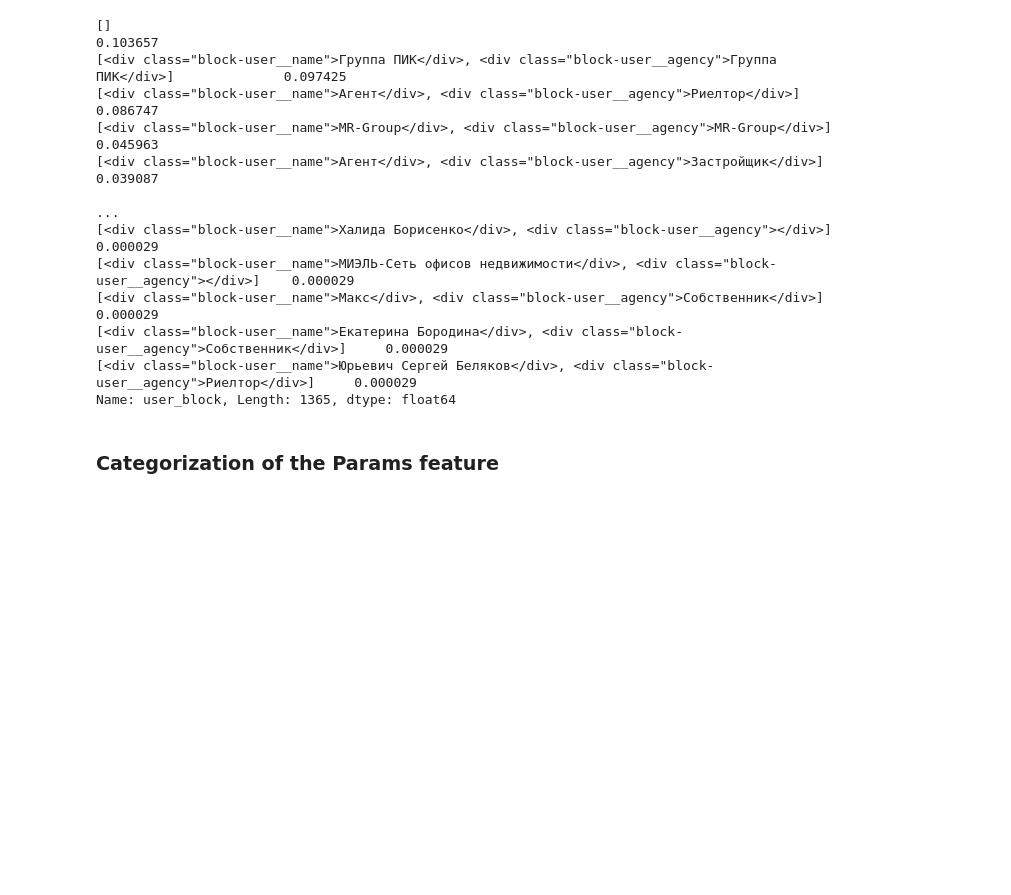
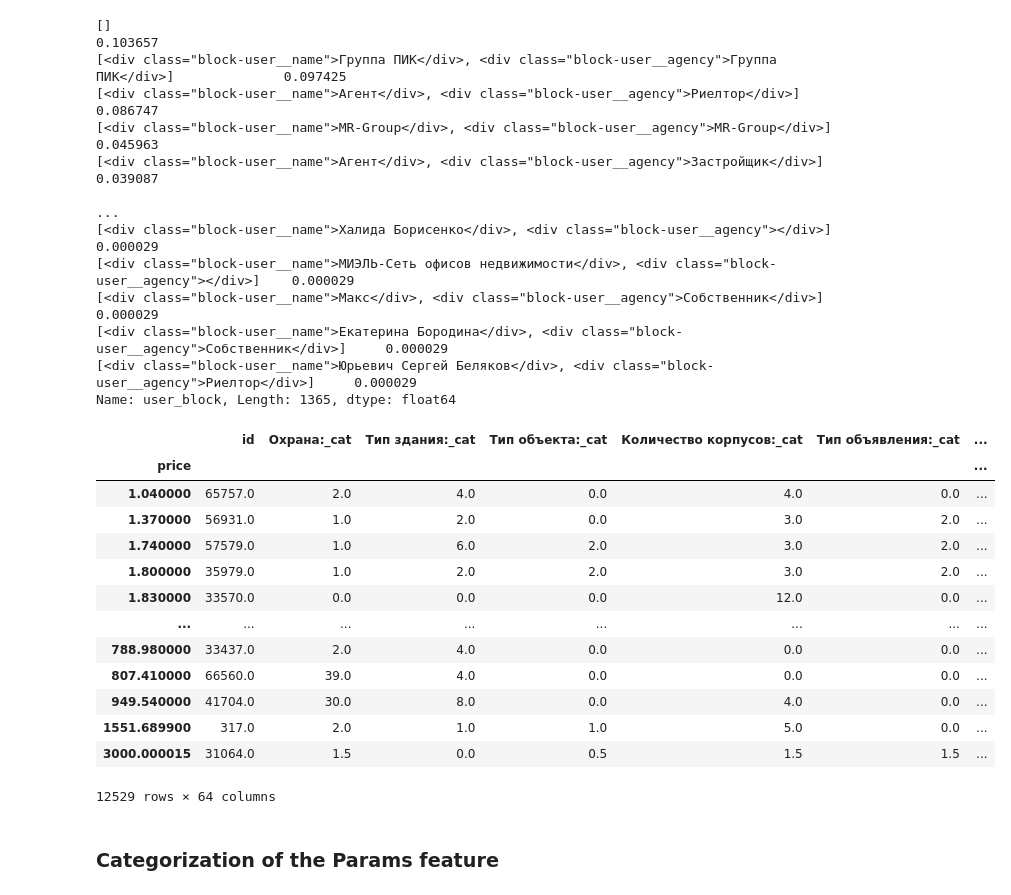
Before and after one commit to TomekSwiatek/Prediction-of-housing-prices, a Jupyter notebook: notebooks/001-XGB_best.ipynb, the cells around one changed output. Cells and saved outputs as stored; diff of their text form; code cells hidden in the pictures; blank space fills up the shorter version.

Commit message:
add a comparison of the average price for individual characteristics

```diff
--- a/notebooks/001-XGB_best.ipynb
+++ b/notebooks/001-XGB_best.ipynb
@@ -196,6 +196,23 @@ print(df['user_block'].value_counts(normalize = True))
 [<div class="block-user__name">Екатерина Бородина</div>, <div class="block-user__agency">Собственник</div>]     0.000029
 [<div class="block-user__name">Юрьевич Сергей Беляков</div>, <div class="block-user__agency">Риелтор</div>]     0.000029
 Name: user_block, Length: 1365, dtype: float64
+# %%
+df.groupby('price').mean()
+# %% [output]
+|  | id | Охрана:_cat | Тип здания:_cat | Тип объекта:_cat | Количество корпусов:_cat | Тип объявления:_cat | ... |
+| price |  |  |  |  |  |  | ... |
+| 1.040000 | 65757.0 | 2.0 | 4.0 | 0.0 | 4.0 | 0.0 | ... |
+| 1.370000 | 56931.0 | 1.0 | 2.0 | 0.0 | 3.0 | 2.0 | ... |
+| 1.740000 | 57579.0 | 1.0 | 6.0 | 2.0 | 3.0 | 2.0 | ... |
+| 1.800000 | 35979.0 | 1.0 | 2.0 | 2.0 | 3.0 | 2.0 | ... |
+| 1.830000 | 33570.0 | 0.0 | 0.0 | 0.0 | 12.0 | 0.0 | ... |
+| ... | ... | ... | ... | ... | ... | ... | ... |
+| 788.980000 | 33437.0 | 2.0 | 4.0 | 0.0 | 0.0 | 0.0 | ... |
+| 807.410000 | 66560.0 | 39.0 | 4.0 | 0.0 | 0.0 | 0.0 | ... |
+| 949.540000 | 41704.0 | 30.0 | 8.0 | 0.0 | 4.0 | 0.0 | ... |
+| 1551.689900 | 317.0 | 2.0 | 1.0 | 1.0 | 5.0 | 0.0 | ... |
+| 3000.000015 | 31064.0 | 1.5 | 0.0 | 0.5 | 1.5 | 1.5 | ... |
+12529 rows × 64 columns
 # %% [markdown]
 ### Categorization of the Params feature
 # %%
```
Also changed, not shown: parts of 2 cells of this notebook, 1 other file.
